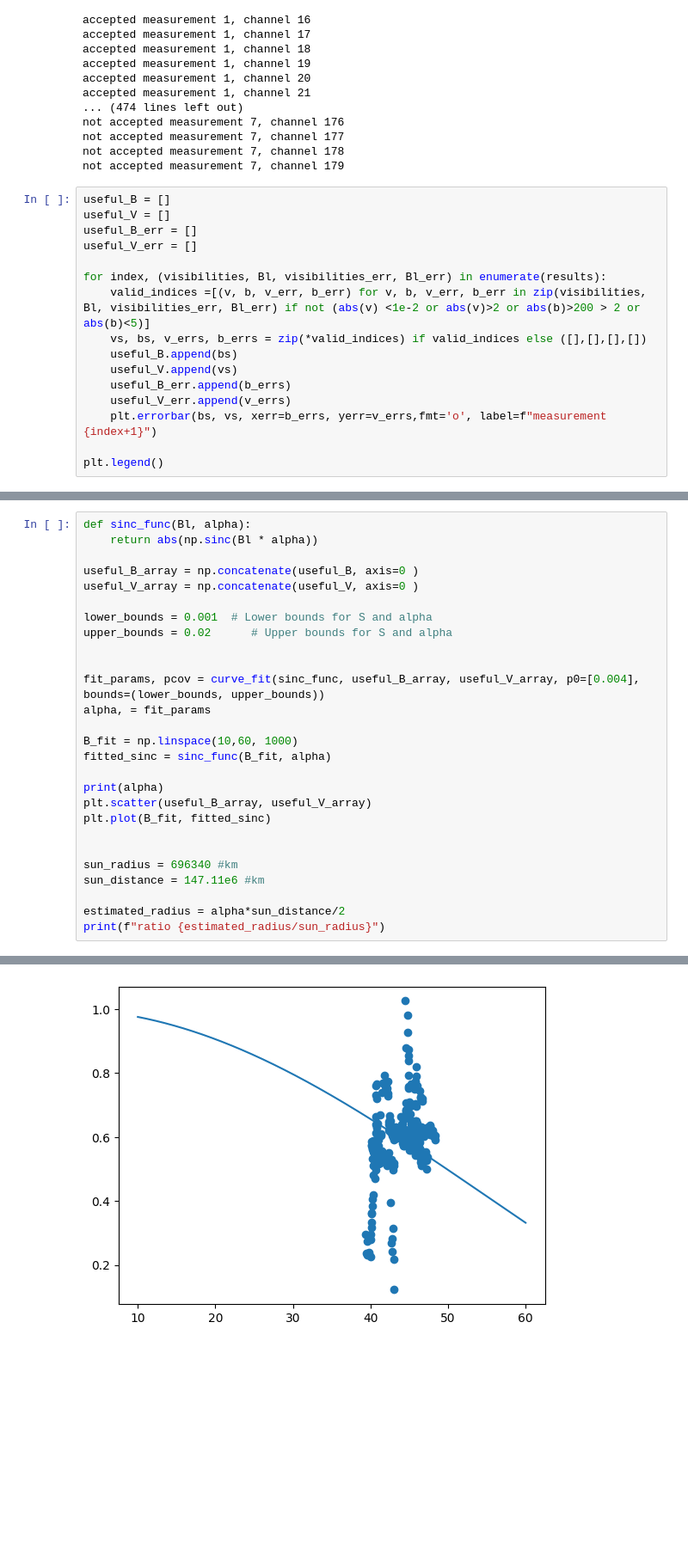
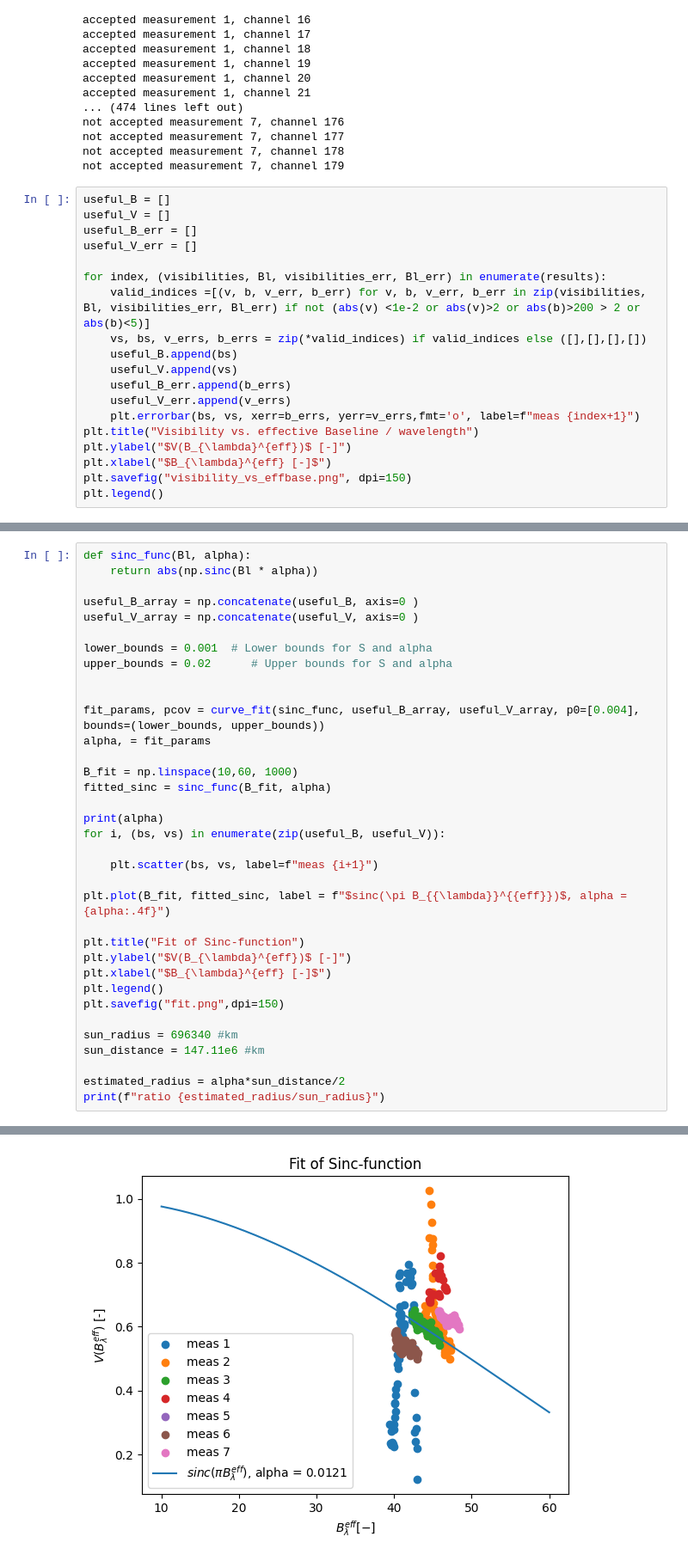
Before and after one commit to muellvin/radio-interferometry, a Jupyter notebook: data_analysis_fit.ipynb, the cells around one changed output, grey strips where cells are left out. Shown: that part at 86% size. Saved outputs shown, nothing was run; the diff lists cells and outputs as text; blank space fills up the shorter version.

```diff
--- a/data_analysis_fit.ipynb
+++ b/data_analysis_fit.ipynb
@@ -255,8 +255,11 @@ for index, (visibilities, Bl, visibilities_err, Bl_err) in enumerate(results):
     useful_V.append(vs)
     useful_B_err.append(b_errs)
     useful_V_err.append(v_errs)
-    plt.errorbar(bs, vs, xerr=b_errs, yerr=v_errs,fmt='o', label=f"measurement {index+1}")
-
+    plt.errorbar(bs, vs, xerr=b_errs, yerr=v_errs,fmt='o', label=f"meas {index+1}")
+plt.title("Visibility vs. effective Baseline / wavelength")
+plt.ylabel("$V(B_{\lambda}^{eff})$ [-]")
+plt.xlabel("$B_{\lambda}^{eff} [-]$")
+plt.savefig("visibility_vs_effbase.png", dpi=150)
 plt.legend()
 # %% [output]
 <matplotlib.legend.Legend at 0x...>
@@ -264,31 +267,39 @@ plt.legend()
 # %%
 def sinc_func(Bl, alpha):
     return abs(np.sinc(Bl * alpha))
 
 useful_B_array = np.concatenate(useful_B, axis=0 )
 useful_V_array = np.concatenate(useful_V, axis=0 )
 
 lower_bounds = 0.001  # Lower bounds for S and alpha
 upper_bounds = 0.02      # Upper bounds for S and alpha
 
 
 fit_params, pcov = curve_fit(sinc_func, useful_B_array, useful_V_array, p0=[0.004], bounds=(lower_bounds, upper_bounds))
 alpha, = fit_params
 
 B_fit = np.linspace(10,60, 1000)
 fitted_sinc = sinc_func(B_fit, alpha)
 
 print(alpha)
-plt.scatter(useful_B_array, useful_V_array)
-plt.plot(B_fit, fitted_sinc)
+for i, (bs, vs) in enumerate(zip(useful_B, useful_V)):
 
+    plt.scatter(bs, vs, label=f"meas {i+1}")
+
+plt.plot(B_fit, fitted_sinc, label = f"$sinc(\pi B_{{\lambda}}^{{eff}})$, alpha = {alpha:.4f}")
+
+plt.title("Fit of Sinc-function")
+plt.ylabel("$V(B_{\lambda}^{eff})$ [-]")
+plt.xlabel("$B_{\lambda}^{eff} [-]$")
+plt.legend()
+plt.savefig("fit.png",dpi=150)
 
 sun_radius = 696340 #km
 sun_distance = 147.11e6 #km
 
 estimated_radius = alpha*sun_distance/2
 print(f"ratio {estimated_radius/sun_radius}")
 # %% [output]
 0.01210750934060901
 ratio 1.278926744906936
-[figure, old version]
+[figure, new version]
```
Also changed, not shown: parts of 1 cell of this notebook, 2 other files.
